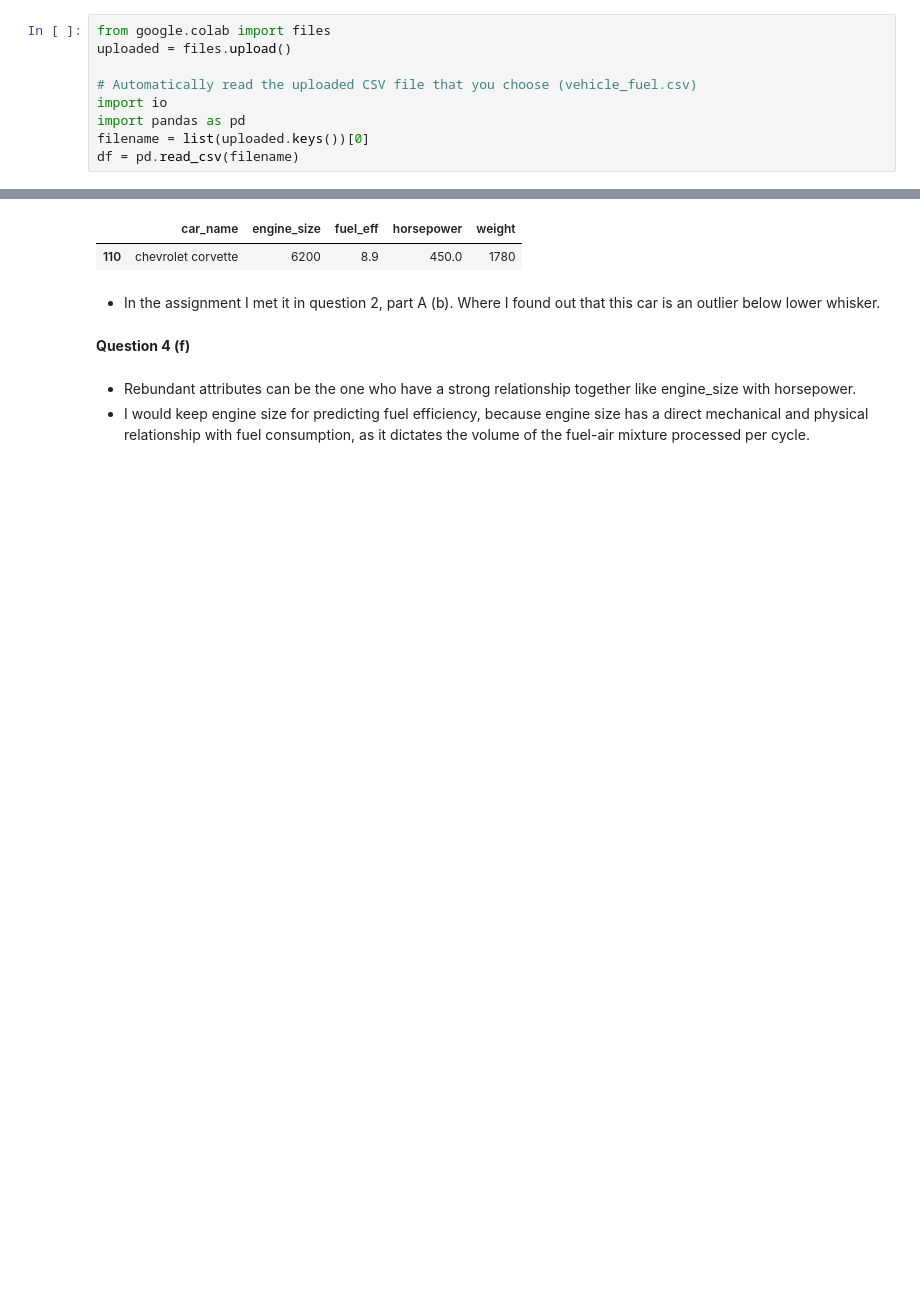
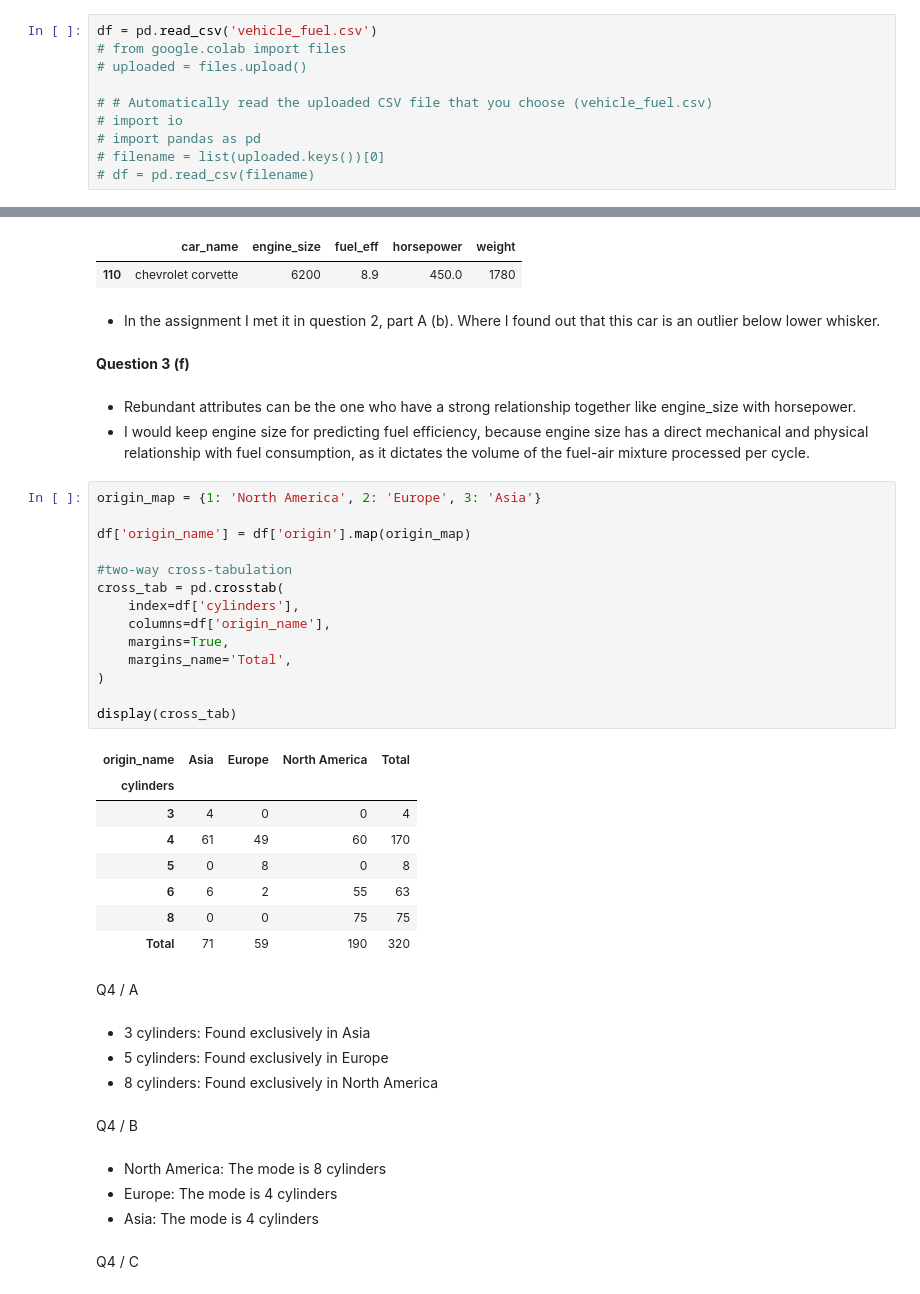
Before and after one commit to dinahabibb/assignment1_LearningFromData, a Jupyter notebook: assignment(1).ipynb, the cells around one changed output, grey strips where cells are left out. Cells and saved outputs as stored; diff of their text form; blank space fills up the shorter version.

```diff
--- a/assignment(1).ipynb
+++ b/assignment(1).ipynb
@@ -4,11 +4,12 @@
 import numpy as np
 import pandas as pd
 # %%
-from google.colab import files
-uploaded = files.upload()
+df = pd.read_csv('vehicle_fuel.csv')
+# from google.colab import files
+# uploaded = files.upload()
 
-# Automatically read the uploaded CSV file that you choose (vehicle_fuel.csv)
-import io
-import pandas as pd
-filename = list(uploaded.keys())[0]
-df = pd.read_csv(filename)
+# # Automatically read the uploaded CSV file that you choose (vehicle_fuel.csv)
+# import io
+# import pandas as pd
+# filename = list(uploaded.keys())[0]
+# df = pd.read_csv(filename)
@@ -412,7 +410,44 @@ display(outlier_vehicle[['car_name', 'engine_size', 'fuel_eff', 'horsepower', 'w
 # %% [markdown]
 - In the assignment I met it in question 2, part A (b). Where I found out that this car is an outlier below lower whisker.
 # %% [markdown]
-**Question 4 (f)**
+**Question 3 (f)**
 # %% [markdown]
 - Rebundant attributes can be the one who have a strong relationship together like engine_size with horsepower.
 - I would keep engine size for predicting fuel efficiency, because engine size has a direct mechanical and physical relationship with fuel consumption, as it dictates the volume of the fuel-air mixture processed per cycle.
+# %%
+origin_map = {1: 'North America', 2: 'Europe', 3: 'Asia'}
+
+df['origin_name'] = df['origin'].map(origin_map)
+
+#two-way cross-tabulation
+cross_tab = pd.crosstab(
+    index=df['cylinders'],
+    columns=df['origin_name'],
+    margins=True,
+    margins_name='Total',
+)
+
+display(cross_tab)
+# %% [output]
+| origin_name | Asia | Europe | North America | Total |
+| cylinders |  |  |  |  |
+| 3 | 4 | 0 | 0 | 4 |
+| 4 | 61 | 49 | 60 | 170 |
+| 5 | 0 | 8 | 0 | 8 |
+| 6 | 6 | 2 | 55 | 63 |
+| 8 | 0 | 0 | 75 | 75 |
+| Total | 71 | 59 | 190 | 320 |
+# %% [markdown]
+Q4 / A
+# %% [markdown]
+- 3 cylinders: Found exclusively in Asia
+- 5 cylinders: Found exclusively in Europe
+- 8 cylinders: Found exclusively in North America
+# %% [markdown]
+Q4 / B
+# %% [markdown]
+- North America: The mode is 8 cylinders
+- Europe: The mode is 4 cylinders
+- Asia: The mode is 4 cylinders
+# %% [markdown]
+Q4 / C
```
Also changed, not shown: parts of 13 cells of this notebook.
